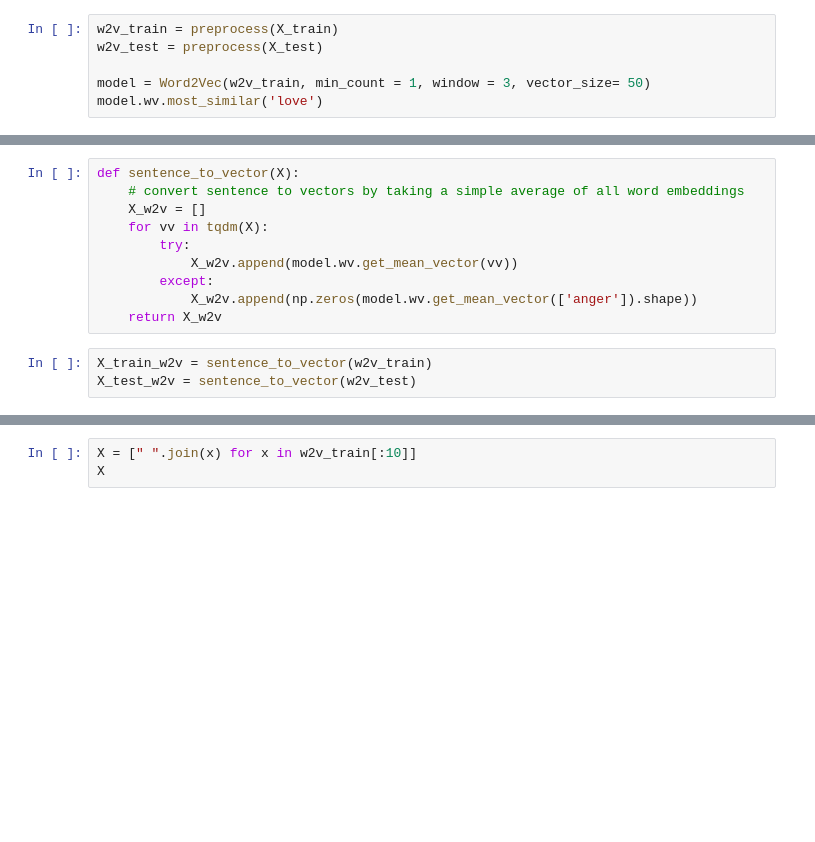
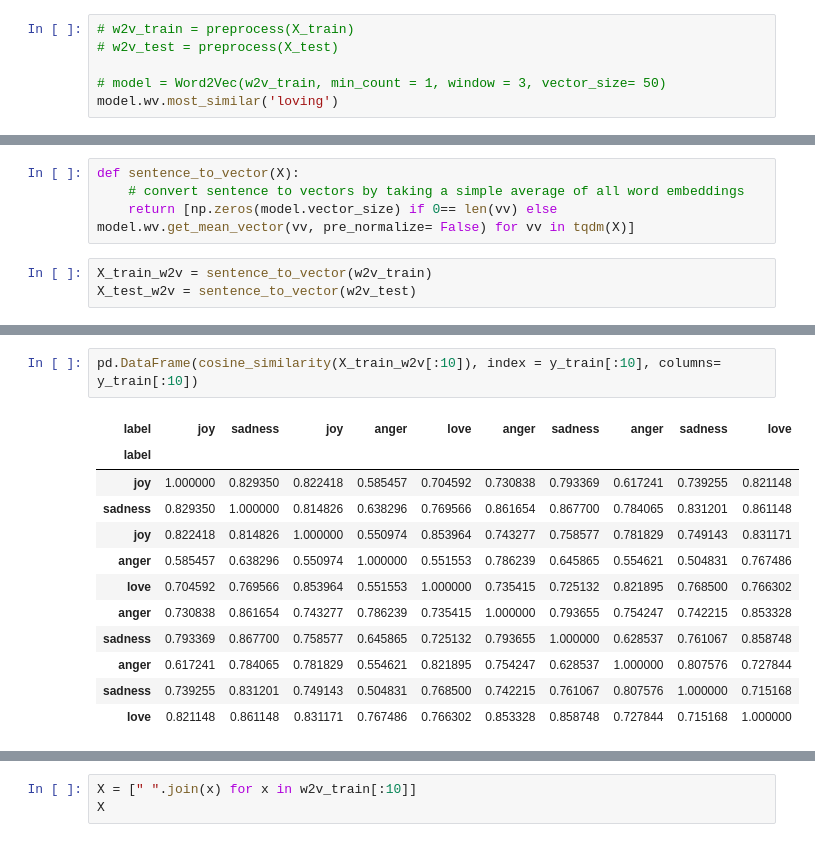
Before and after one commit to garimasc/emotional_classification, a Jupyter notebook: word2vec.ipynb, the cells around one changed output, grey strips where cells are left out. Cells and saved outputs as stored; diff of their text form; blank space fills up the shorter version.

```diff
--- a/word2vec.ipynb
+++ b/word2vec.ipynb
@@ -94,9 +96,9 @@ def preprocess(X):
         w2v_data.append([ww for ww in word_tokenize(tt.lower()) if ww not in stop_words])
     return w2v_data
 # %%
-w2v_train = preprocess(X_train)
-w2v_test = preprocess(X_test)
+# w2v_train = preprocess(X_train)
+# w2v_test = preprocess(X_test)
 
-model = Word2Vec(w2v_train, min_count = 1, window = 3, vector_size= 50)
-model.wv.most_similar('love')
+# model = Word2Vec(w2v_train, min_count = 1, window = 3, vector_size= 50)
+model.wv.most_similar('loving')
 # %% [output]
@@ -113,13 +115,7 @@ model.wv.most_similar('love')
 # %%
 def sentence_to_vector(X):
     # convert sentence to vectors by taking a simple average of all word embeddings
-    X_w2v = []
-    for vv in tqdm(X):
-        try:
-            X_w2v.append(model.wv.get_mean_vector(vv))
-        except:
-            X_w2v.append(np.zeros(model.wv.get_mean_vector(['anger']).shape))
-    return X_w2v
+    return [np.zeros(model.vector_size) if 0== len(vv) else model.wv.get_mean_vector(vv, pre_normalize= False) for vv in tqdm(X)]
 # %%
 X_train_w2v = sentence_to_vector(w2v_train)
 X_test_w2v = sentence_to_vector(w2v_test)
@@ -126,3 +131,18 @@ X_test_w2v = sentence_to_vector(w2v_test)
+# %%
+pd.DataFrame(cosine_similarity(X_train_w2v[:10]), index = y_train[:10], columns= y_train[:10])
+# %% [output]
+| label | joy | sadness | joy | anger | love | anger | sadness | anger | sadness | love |
+| label |  |  |  |  |  |  |  |  |  |  |
+| joy | 1.000000 | 0.829350 | 0.822418 | 0.585457 | 0.704592 | 0.730838 | 0.793369 | 0.617241 | 0.739255 | 0.821148 |
+| sadness | 0.829350 | 1.000000 | 0.814826 | 0.638296 | 0.769566 | 0.861654 | 0.867700 | 0.784065 | 0.831201 | 0.861148 |
+| joy | 0.822418 | 0.814826 | 1.000000 | 0.550974 | 0.853964 | 0.743277 | 0.758577 | 0.781829 | 0.749143 | 0.831171 |
+| anger | 0.585457 | 0.638296 | 0.550974 | 1.000000 | 0.551553 | 0.786239 | 0.645865 | 0.554621 | 0.504831 | 0.767486 |
+| love | 0.704592 | 0.769566 | 0.853964 | 0.551553 | 1.000000 | 0.735415 | 0.725132 | 0.821895 | 0.768500 | 0.766302 |
+| anger | 0.730838 | 0.861654 | 0.743277 | 0.786239 | 0.735415 | 1.000000 | 0.793655 | 0.754247 | 0.742215 | 0.853328 |
+| sadness | 0.793369 | 0.867700 | 0.758577 | 0.645865 | 0.725132 | 0.793655 | 1.000000 | 0.628537 | 0.761067 | 0.858748 |
+| anger | 0.617241 | 0.784065 | 0.781829 | 0.554621 | 0.821895 | 0.754247 | 0.628537 | 1.000000 | 0.807576 | 0.727844 |
+| sadness | 0.739255 | 0.831201 | 0.749143 | 0.504831 | 0.768500 | 0.742215 | 0.761067 | 0.807576 | 1.000000 | 0.715168 |
+| love | 0.821148 | 0.861148 | 0.831171 | 0.767486 | 0.766302 | 0.853328 | 0.858748 | 0.727844 | 0.715168 | 1.000000 |
 # %%
 # Create a Word2Vec Transformer
 class W2VEmbeddings(TransformerMixin):
```
Also changed, not shown: parts of 9 cells of this notebook.
